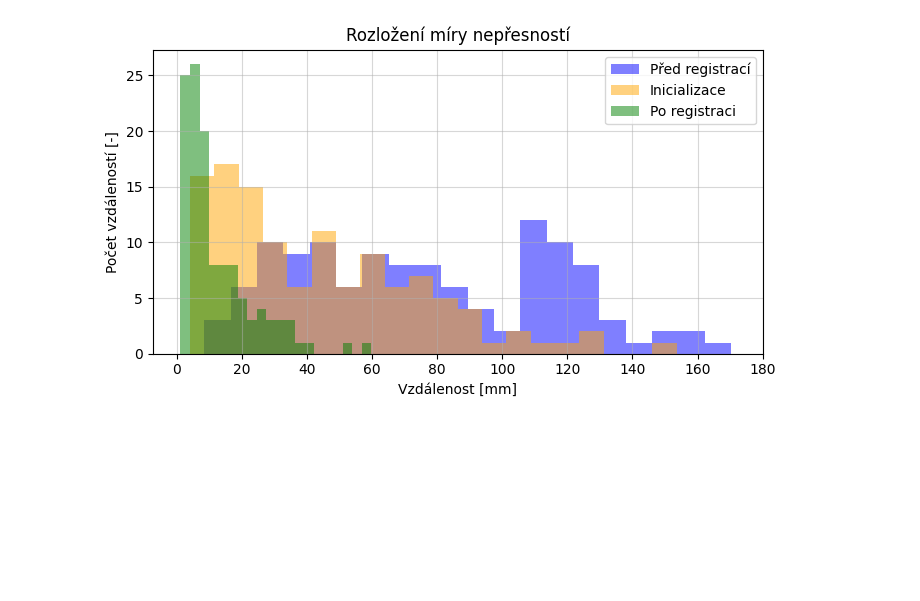
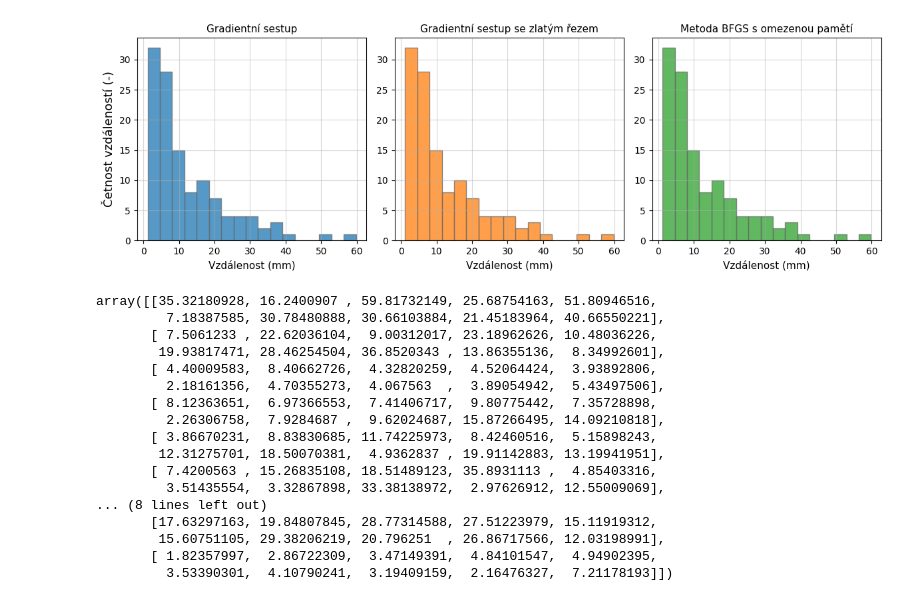
Before and after one commit to Vojtech-Benda/ca_isf, a Jupyter notebook: plotResults.ipynb, the cells around one changed output. Drawn from its saved outputs; the diff is of its cells as text; code cells hidden in the pictures; blank space fills up the shorter version.

```diff
--- a/plotResults.ipynb
+++ b/plotResults.ipynb
@@ -6,12 +8,13 @@ import os
 # %%
-patientNumber = "09"
+patientNumber = "02"
 regMethodDir = "gradient"
 view = "ap"
 regDir = os.path.join(os.getcwd(), f"input_files\\pacient_{patientNumber}\\registration\\{regMethodDir}\\")
 
 regInfoFile = np.load(os.path.join(regDir, f"pacient{patientNumber}registrationInfo{view.upper()}.npz"))
 errorsInfoFile = np.load(os.path.join(regDir, f"pacient{patientNumber}ErrorsInfo{view.upper()}.npz"))
-save_files = False
+colors = list(mcolors.TABLEAU_COLORS.values())
+save_state = False
 # %%
 regInfo = {key: regInfoFile[key] for key in regInfoFile.files}
 errorsInfo = {key: errorsInfoFile[key] for key in errorsInfoFile.files}
@@ -195,17 +221,48 @@ plt.show()
 # %%
-fig_hist, ax_hist = plt.subplots(1, 1, figsize=(7, 4))
+def plotErrorHist(gradient_errors, reg_methods, save=False):
+    fig_hist, ax_hist = plt.subplots(1, 3, figsize=(12, 4))
 
-ax_hist.hist(gradientErrors[:, 0].ravel(), bins=20, alpha=0.5, label="Před registrací", color="blue")
-ax_hist.hist(gradientErrors[:, 1].ravel(), bins=20, alpha=0.5, label="Inicializace", color="orange")
-ax_hist.hist(gradientErrors[:, 2].ravel(), bins=20, alpha=0.5, label="Po registraci", color="green")
-ax_hist.grid(alpha=0.5)
-ax_hist.set_xticks(np.arange(0, gradientErrors[:, 0].max() + 10, 20))
-#ax_hist.set_yticks(np.arange(0, np.histogram(gradientErrors[:, 2].ravel())[0][0], 10))
-ax_hist.set_xlabel("Vzdálenost [mm]")
-ax_hist.set_ylabel("Počet vzdáleností [-]")
-ax_hist.set_title("Rozložení míry nepřesností")
-ax_hist.legend()
-fig_hist.tight_layout()
-plt.show()
+    for ax, method, color in zip(ax_hist, reg_methods, colors):
+        ax.hist(gradientErrors.ravel(), bins=17, alpha=0.75, color=color,
+                edgecolor="dimgray", linewidth=1.)
+    # ax_hist.hist(gradientErrors[:, 1].ravel(), bins=20, alpha=0.5, label="Inicializace", color="orange")
+    # ax_hist.hist(gradientErrors[:, 2].ravel(), bins=20, alpha=0.5, label="Po registraci", color="green")
+        ax.grid(alpha=0.5)
+        #ax.set_xticks(np.arange(0, gradientErrors[:, 0].max() + 10, 20))
+    #ax_hist.set_yticks(np.arange(0, np.histogram(gradientErrors[:, 2].ravel())[0][0], 10))
+        ax.set_xlabel("Vzdálenost (mm)", fontsize=11)
+        ax.set_title(method, fontsize=11)
+    ax_hist[0].set_ylabel("Četnost vzdáleností (-)", fontsize=13)
+    # ax_hist.set_title("Rozložení míry nepřesností")
+    # ax_hist.legend()
+    fig_hist.tight_layout()
+    plt.show()
+
+    if save:
+        fig_hist.savefig(f"input_files\\globalni_grafy.pdf", bbox_inches="tight")
+
+
+regMethods = ["Gradientní sestup", "Gradientní sestup se zlatým řezem", "Metoda BFGS s omezenou pamětí"]
+plotErrorHist(gradientErrors, regMethods, save=save_state)
 # %% [output]
-[figure, old version]
+[figure, new version]
+# %%
+gradientErrors.T
+# %% [output]
+array([[35.32180928, 16.2400907 , 59.81732149, 25.68754163, 51.80946516,
+         7.18387585, 30.78480888, 30.66103884, 21.45183964, 40.66550221],
+       [ 7.5061233 , 22.62036104,  9.00312017, 23.18962626, 10.48036226,
+        19.93817471, 28.46254504, 36.8520343 , 13.86355136,  8.34992601],
+       [ 4.40009583,  8.40662726,  4.32820259,  4.52064424,  3.93892806,
+         2.18161356,  4.70355273,  4.067563  ,  3.89054942,  5.43497506],
+       [ 8.12363651,  6.97366553,  7.41406717,  9.80775442,  7.35728898,
+         2.26306758,  7.9284687 ,  9.62024687, 15.87266495, 14.09210818],
+       [ 3.86670231,  8.83830685, 11.74225973,  8.42460516,  5.15898243,
+        12.31275701, 18.50070381,  4.9362837 , 19.91142883, 13.19941951],
+       [ 7.4200563 , 15.26835108, 18.51489123, 35.8931113 ,  4.85403316,
+         3.51435554,  3.32867898, 33.38138972,  2.97626912, 12.55009069],
+... (8 lines left out)
+       [17.63297163, 19.84807845, 28.77314588, 27.51223979, 15.11919312,
+        15.60751105, 29.38206219, 20.796251  , 26.86717566, 12.03198991],
+       [ 1.82357997,  2.86722309,  3.47149391,  4.84101547,  4.94902395,
+         3.53390301,  4.10790241,  3.19409159,  2.16476327,  7.21178193]])
```
Also changed, not shown: parts of 7 cells of this notebook, 1 other file.
